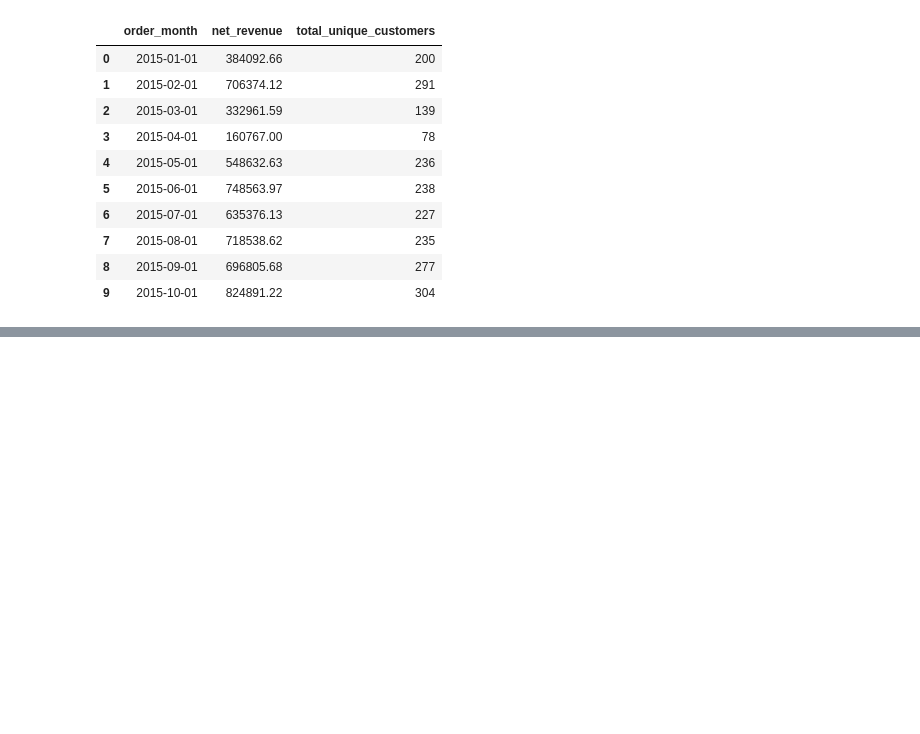
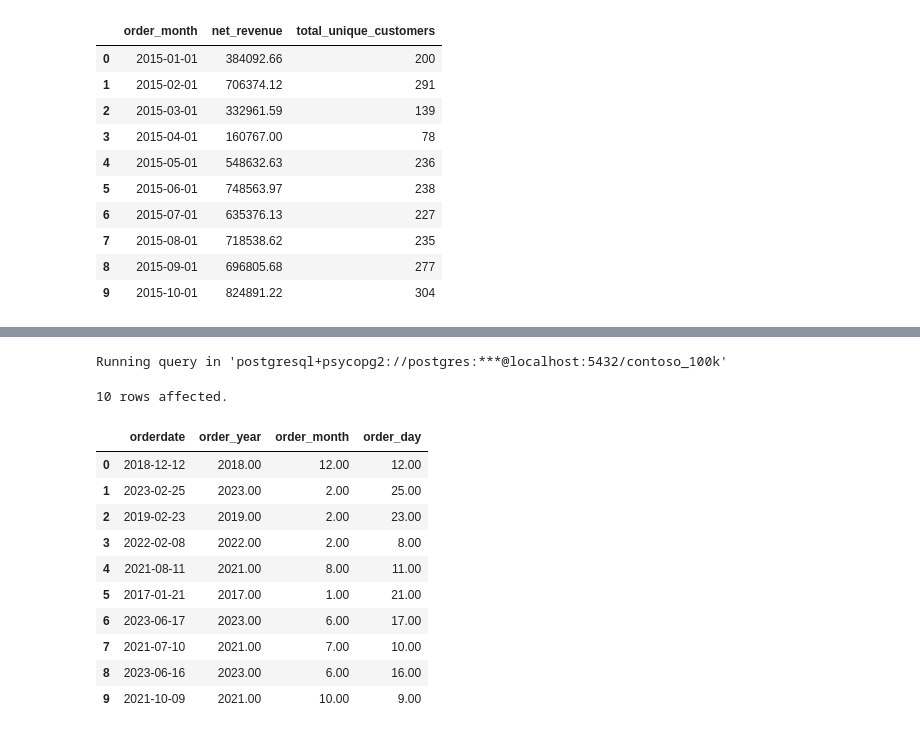
Before and after one commit to Nisha-Gangadhar/NishaTheDataAnalyst.github.io, a Jupyter notebook: Resources/Update4_SQL_Notebook.ipynb, the cells around one changed output, grey strips where cells are left out. Cells and saved outputs as stored; diff of their text form; code cells hidden in the pictures; blank space fills up the shorter version.

```diff
--- a/Resources/Update4_SQL_Notebook.ipynb
+++ b/Resources/Update4_SQL_Notebook.ipynb
@@ -494,0 +659,26 @@ LIMIT 10;
+# %%
+%%sql
+
+SELECT
+    orderdate,
+    DATE_PART('year', orderdate) AS order_year,
+    DATE_PART('month', orderdate) AS order_month,
+    DATE_PART('day', orderdate) AS order_day
+FROM
+    sales
+ORDER BY RANDOM()
+LIMIT 10
+# %% [output]
+Running query in 'postgresql+psycopg2://postgres:***@localhost:5432/contoso_100k'
+10 rows affected.
+|  | orderdate | order_year | order_month | order_day |
+| 0 | 2018-12-12 | 2018.00 | 12.00 | 12.00 |
+| 1 | 2023-02-25 | 2023.00 | 2.00 | 25.00 |
+| 2 | 2019-02-23 | 2019.00 | 2.00 | 23.00 |
+| 3 | 2022-02-08 | 2022.00 | 2.00 | 8.00 |
+| 4 | 2021-08-11 | 2021.00 | 8.00 | 11.00 |
+| 5 | 2017-01-21 | 2017.00 | 1.00 | 21.00 |
+| 6 | 2023-06-17 | 2023.00 | 6.00 | 17.00 |
+| 7 | 2021-07-10 | 2021.00 | 7.00 | 10.00 |
+| 8 | 2023-06-16 | 2023.00 | 6.00 | 16.00 |
+| 9 | 2021-10-09 | 2021.00 | 10.00 | 9.00 |
```
Also changed, not shown: parts of 12 cells of this notebook.
